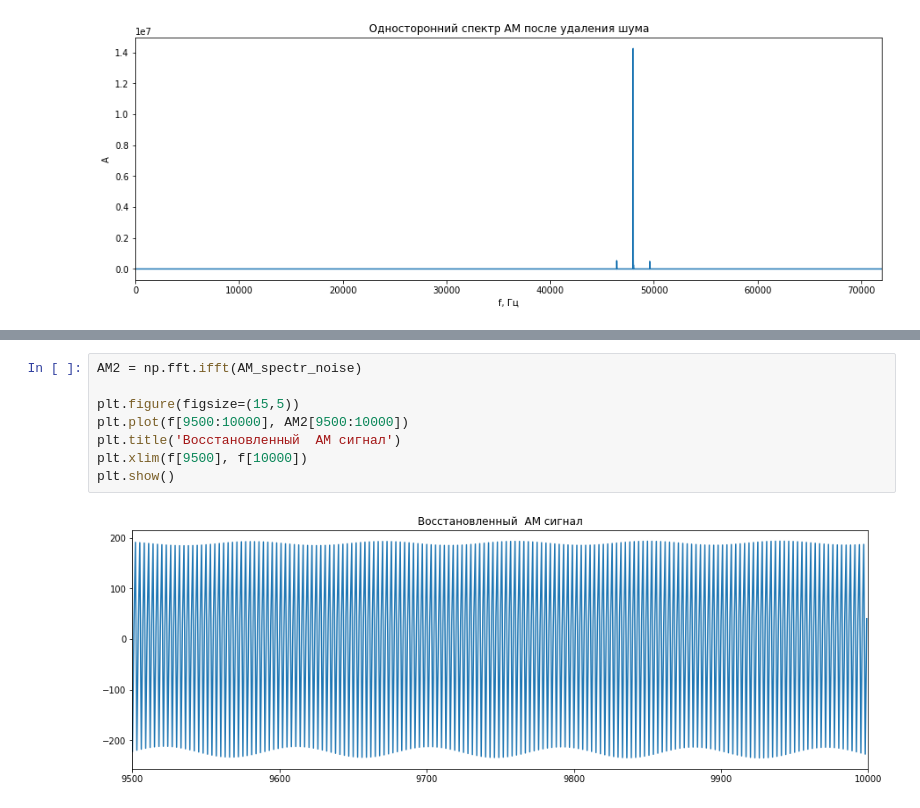
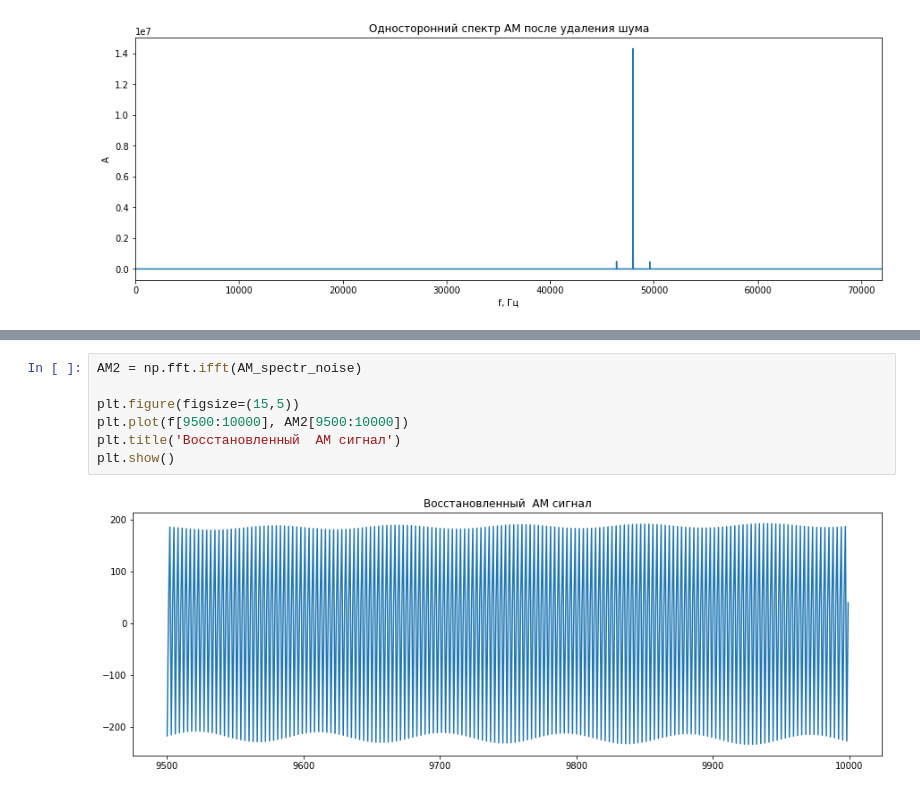
Before and after one commit to annanasnas/digital_signal_processing, a Jupyter notebook: СР1.ipynb, the cells around one changed output, grey strips where cells are left out. Drawn from its saved outputs; the diff is of its cells as text.

```diff
--- a/СР1.ipynb
+++ b/СР1.ipynb
@@ -130,10 +129,9 @@ plt.show()
 # %%
 AM2 = np.fft.ifft(AM_spectr_noise)
 
 plt.figure(figsize=(15,5))
 plt.plot(f[9500:10000], AM2[9500:10000])
 plt.title('Восстановленный  АМ сигнал')
-plt.xlim(f[9500], f[10000])
 plt.show()
 # %% [output]
-[figure, old version]
+[figure, new version]
```
Also changed, not shown: parts of 10 cells of this notebook.
